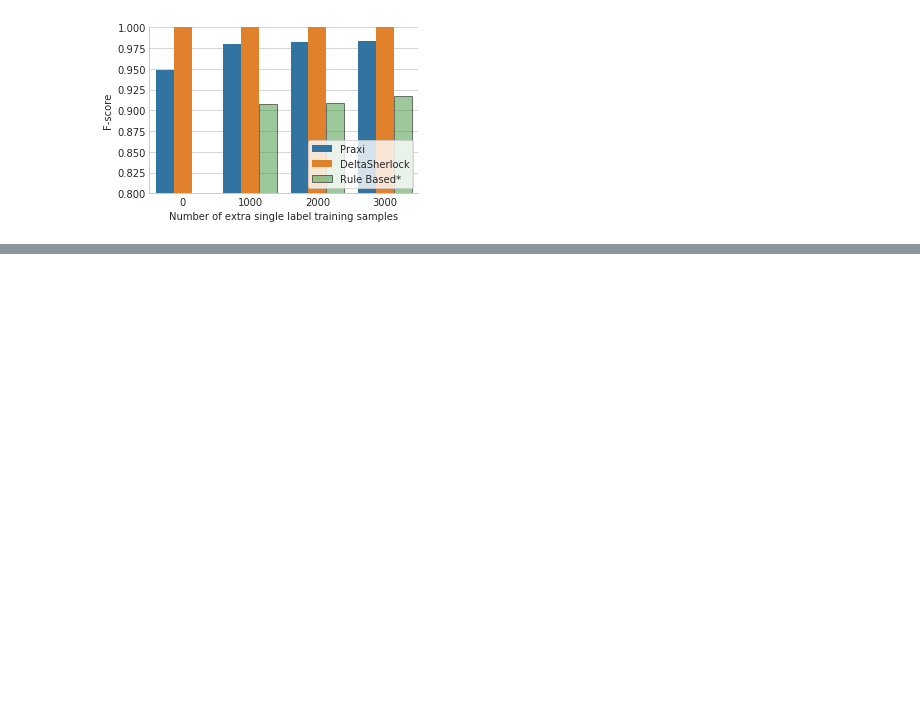
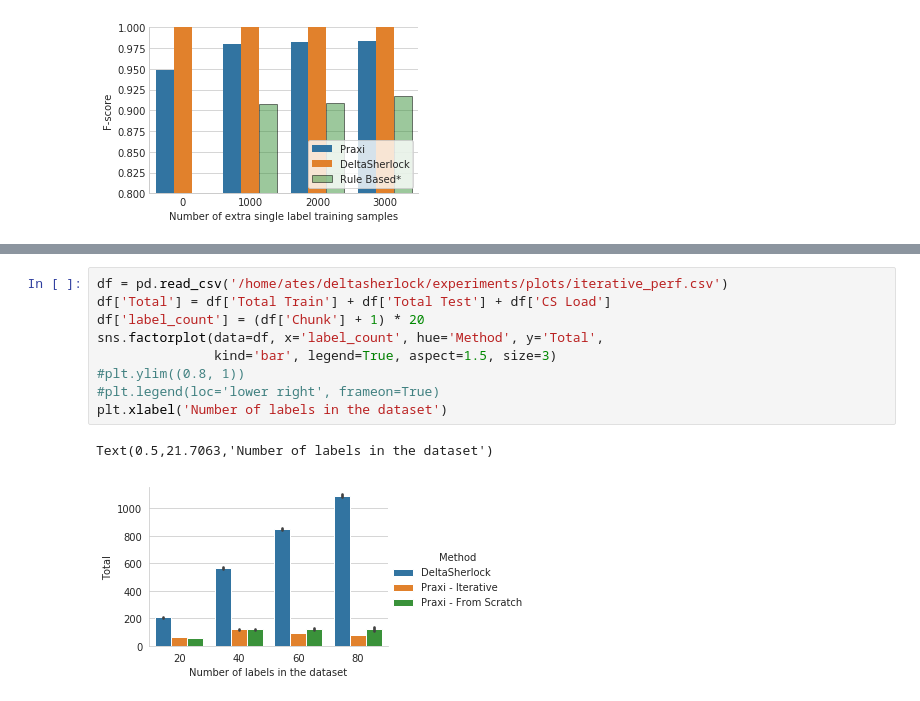
Before and after one commit to deltasherlock/experiments, a Jupyter notebook: plots/plots.ipynb, the cells around one changed output, grey strips where cells are left out. Saved outputs shown, nothing was run; the diff lists cells and outputs as text; blank space fills up the shorter version.

```diff
--- a/plots/plots.ipynb
+++ b/plots/plots.ipynb
@@ -102,0 +104,12 @@ plt.savefig('/home/ates/deltasherlock/paper/figures/iterative.pdf')
+# %%
+df = pd.read_csv('/home/ates/deltasherlock/experiments/plots/iterative_perf.csv')
+df['Total'] = df['Total Train'] + df['Total Test'] + df['CS Load']
+df['label_count'] = (df['Chunk'] + 1) * 20
+sns.factorplot(data=df, x='label_count', hue='Method', y='Total',
+               kind='bar', legend=True, aspect=1.5, size=3)
+#plt.ylim((0.8, 1))
+#plt.legend(loc='lower right', frameon=True)
+plt.xlabel('Number of labels in the dataset')
+# %% [output]
+Text(0.5,21.7063,'Number of labels in the dataset')
+[figure, added]
```
Also changed, not shown: parts of 1 cell of this notebook, 2 other files.
